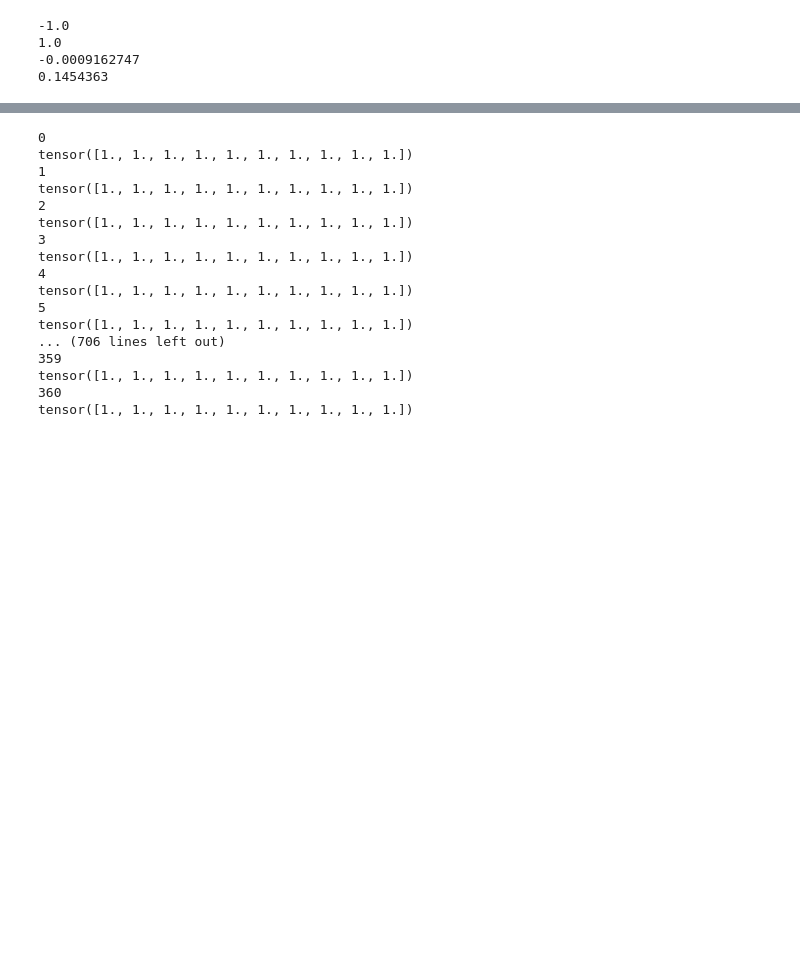
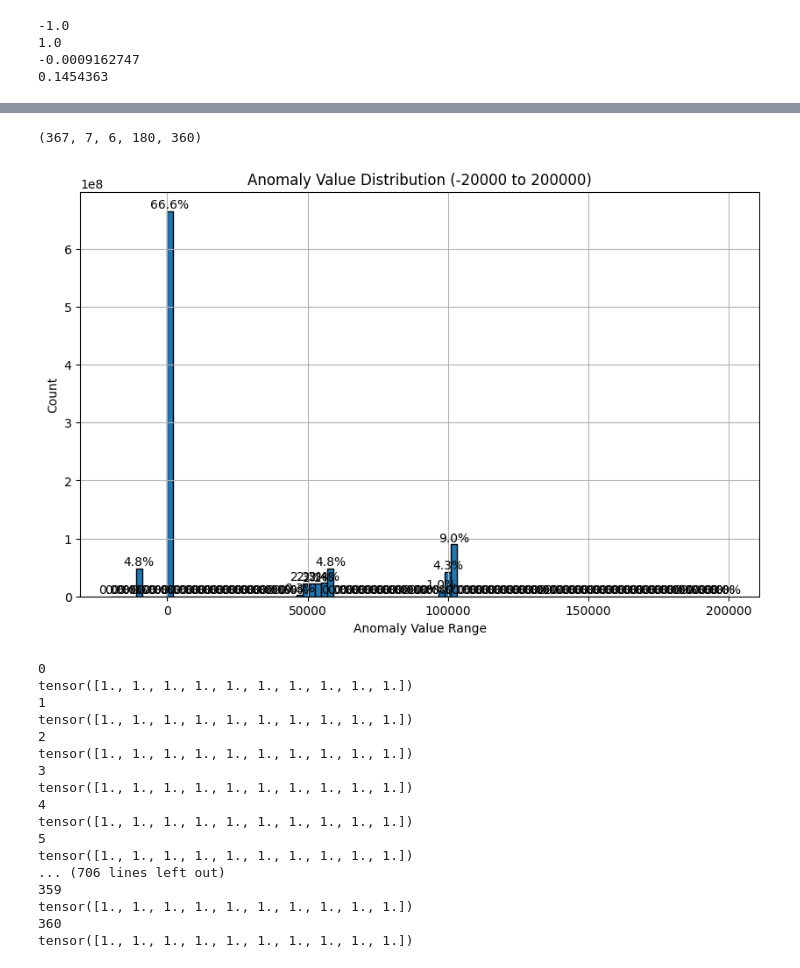
Before and after one commit to firedfary/HydroSynth, a Jupyter notebook: process/model_data.ipynb, the cells around one changed output, grey strips where cells are left out. Cells and saved outputs as stored; diff of their text form; code cells hidden in the pictures; blank space fills up the shorter version.

```diff
--- a/process/model_data.ipynb
+++ b/process/model_data.ipynb
@@ -351,3 +287,11 @@ np.save(os.path.join(config.modelconfig['lr_path'], 'cond.npy'), cond_dataset)
+# %%
+print(cond_dataset.shape)
+# %% [output]
+(367, 7, 6, 180, 360)
+# %%
+utils.plot_anomaly_distribution(cond_dataset, -20000, 200000, 100)
+# %% [output]
+[figure, added]
 # %%
 for i in range(300):
     print(np.sum(normalized_data[i,0] < 0)/normalized_data[i,0].size)
```
Also changed, not shown: parts of 7 cells of this notebook, 5 other files.
